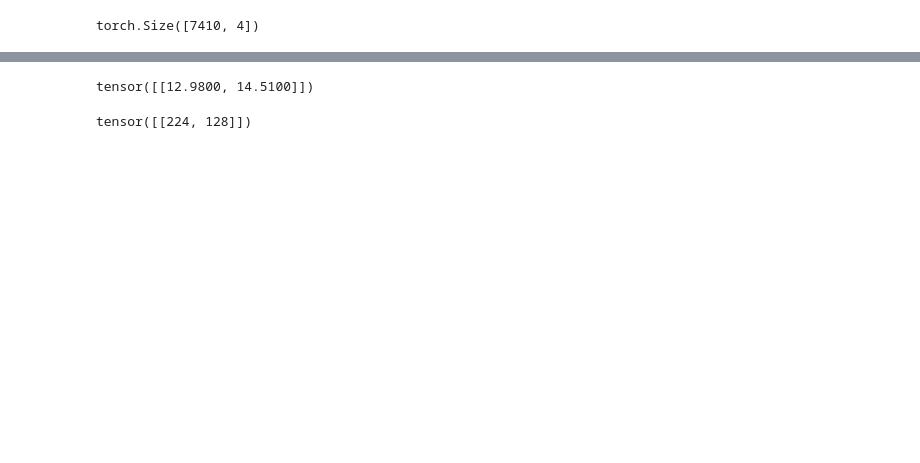
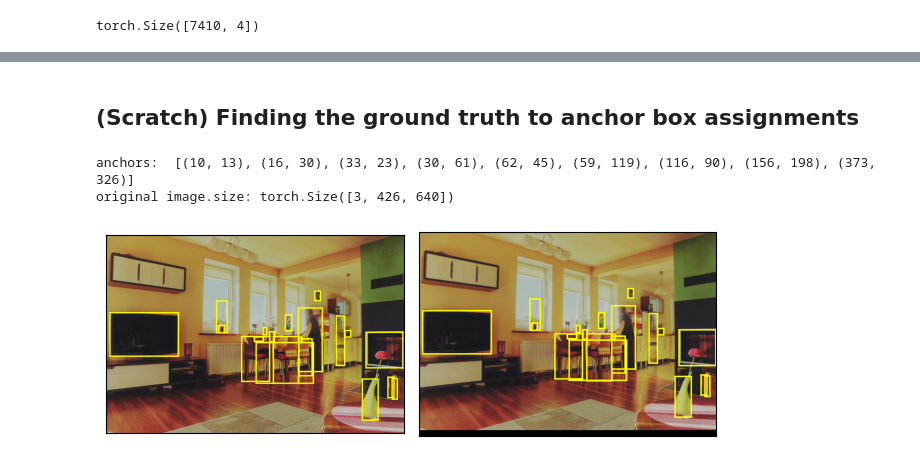
Before and after one commit to anenbergb/yolo-object-detection, a Jupyter notebook: notebooks/dev-model.ipynb, the cells around one changed output, grey strips where cells are left out. Saved outputs shown, nothing was run; the diff lists cells and outputs as text; code cells hidden in the pictures; blank space fills up the shorter version.

Commit message:
significant progress on figuring out the indexing for gt-anchor box iou mask

```diff
--- a/notebooks/dev-model.ipynb
+++ b/notebooks/dev-model.ipynb
@@ -26,6 +29,7 @@ val_dataset = CocoDetection(
     root = os.path.join(dataset_root, "validation", "data"),
     annFile = os.path.join(dataset_root, "validation", "labels.json"),
 )
+val_dataset_v2 = wrap_dataset_for_transforms_v2(val_dataset)
 # train_dataset = CocoDetection(
 #     root = os.path.join(dataset_root, "train", "data"),
 #     annFile = os.path.join(dataset_root, "train", "labels.json"),
@@ -206,9 +272,2 @@ tensor([[nan, nan]])
-# %%
-bxby_cxcy
-# %% [output]
-tensor([[12.9800, 14.5100]])
-# %%
-cx_cy = torch.tensor([[32*7, 32*4]])
-cx_cy
-# %% [output]
-tensor([[224, 128]])
+# %% [markdown]
+## (Scratch) Finding the ground truth to anchor box assignments
@@ -214,0 +310,27 @@ tensor([[224, 128]])
+# %%
+# anchor_to_gt_assignment [13,19,3] index into list of G ground truth boxes per image
+# FPN output scales for an input image of size (416,608)
+# [('0', torch.Size([1, 256, 52, 76])), ('1', torch.Size([1, 512, 26, 38])), ('2', torch.Size([1, 1024, 13, 19]))]
+# bboxes = tv_tensors.BoundingBoxes(
+#     [ann["bbox"] for ann in sample[1]],
+#     format="XYWH",
+#     canvas_size=image.shape[-2:],
+# )
+# category_ids = torch.tensor([x["category_id"] for x in sample[1]], dtype=torch.long)
+
+
+print("anchors: ", ANCHORS)
+
+pil_image, target = val_dataset_v2[0]
+image = tv_tensors.Image(pil_image, dtype=torch.uint8) #CHW
+transforms = v2.Compose([
+    v2.Resize(size = None, max_size = 608), # bilinear
+    PadToMultipleOf32(),
+])
+print(f"original image.size: {image.shape}")
+image_trans, target_trans = transforms(image, target)
+plot([(image, target["boxes"]), (image_trans, target_trans["boxes"])])
+# %% [output]
+anchors:  [(10, 13), (16, 30), (33, 23), (30, 61), (62, 45), (59, 119), (116, 90), (156, 198), (373, 326)]
+original image.size: torch.Size([3, 426, 640])
+[figure, added]
```
Also changed, not shown: parts of 49 cells of this notebook, 1 other file.
